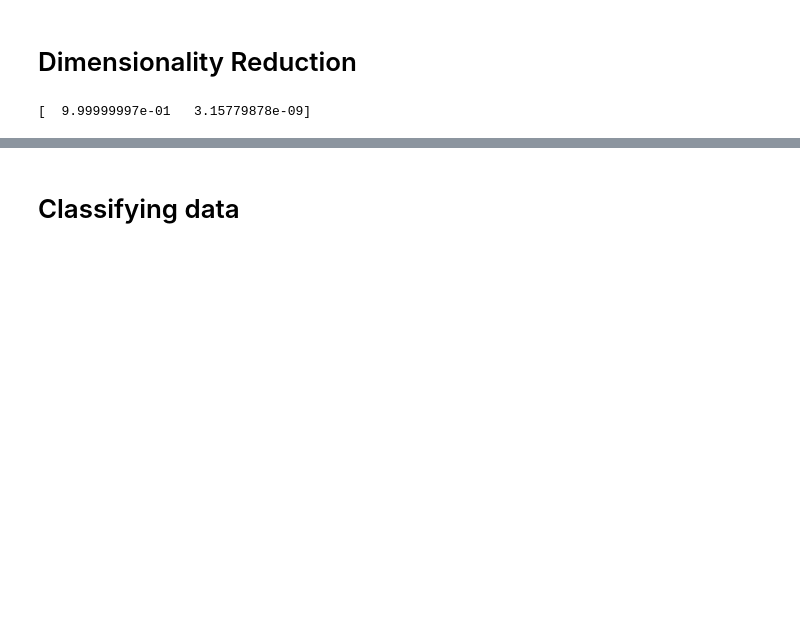
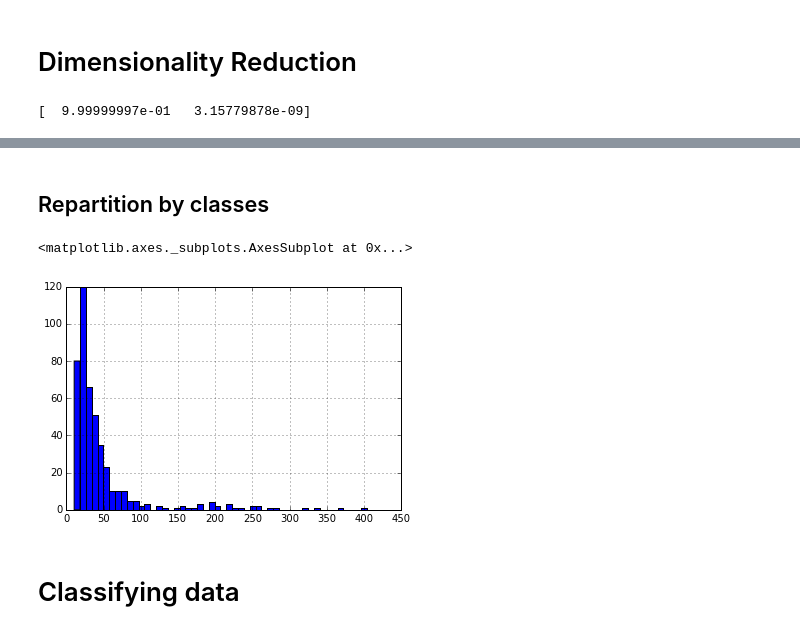
Before and after one commit to anthonyray/data-challenge, a Jupyter notebook: data_exploration/Data Exploration.ipynb, the cells around one changed output, grey strips where cells are left out. Saved outputs shown, nothing was run; the diff lists cells and outputs as text; code cells hidden in the pictures; blank space fills up the shorter version.

```diff
--- a/data_exploration/Data Exploration.ipynb
+++ b/data_exploration/Data Exploration.ipynb
@@ -147,3 +148,13 @@ axes[1].set_title('min vs max')
+# %% [markdown]
+## Repartition by classes
+# %%
+X = pd.DataFrame(XX_train,columns=['std','max','ratio','skew','kurto','energy','perc_freq70','perc_freq20','perc_temp20'])
+X['label'] = pd.DataFrame(y_train,columns=['label'])
+X['label'].value_counts()
+X[X['label'] == 'N1']['kurto'].hist(bins=50)
+# %% [output]
+<matplotlib.axes._subplots.AxesSubplot at 0x...>
+[figure, added]
 # %% [markdown]
 # Classifying data
 # %%
```
Also changed, not shown: parts of 4 cells of this notebook, 1 other file.
